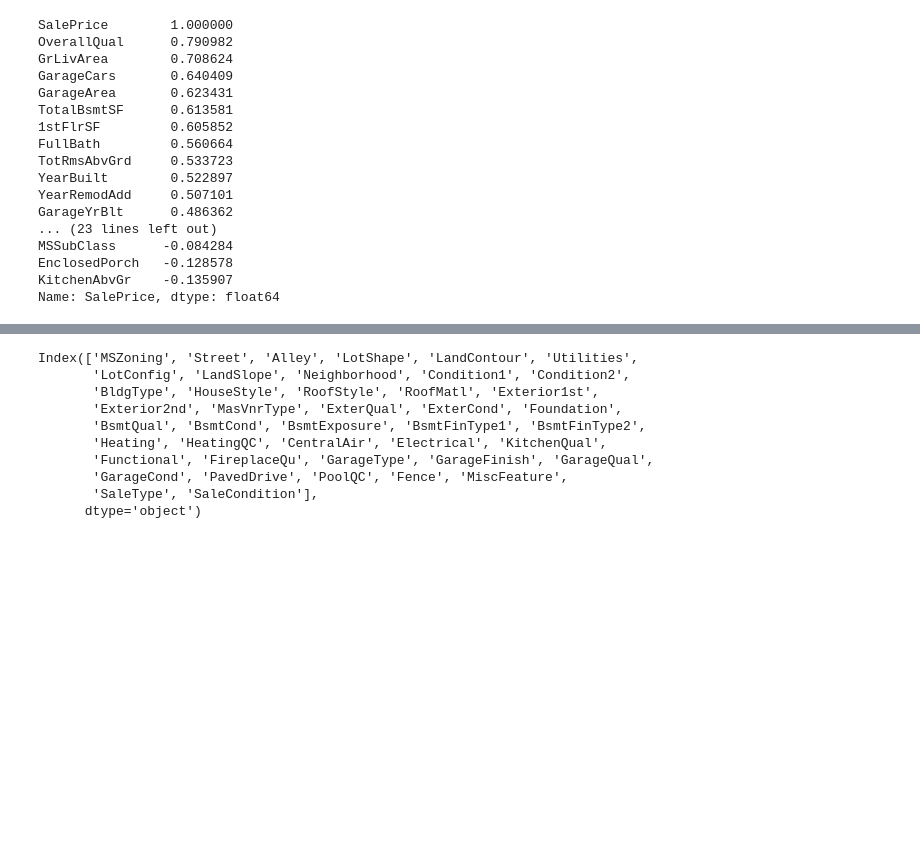
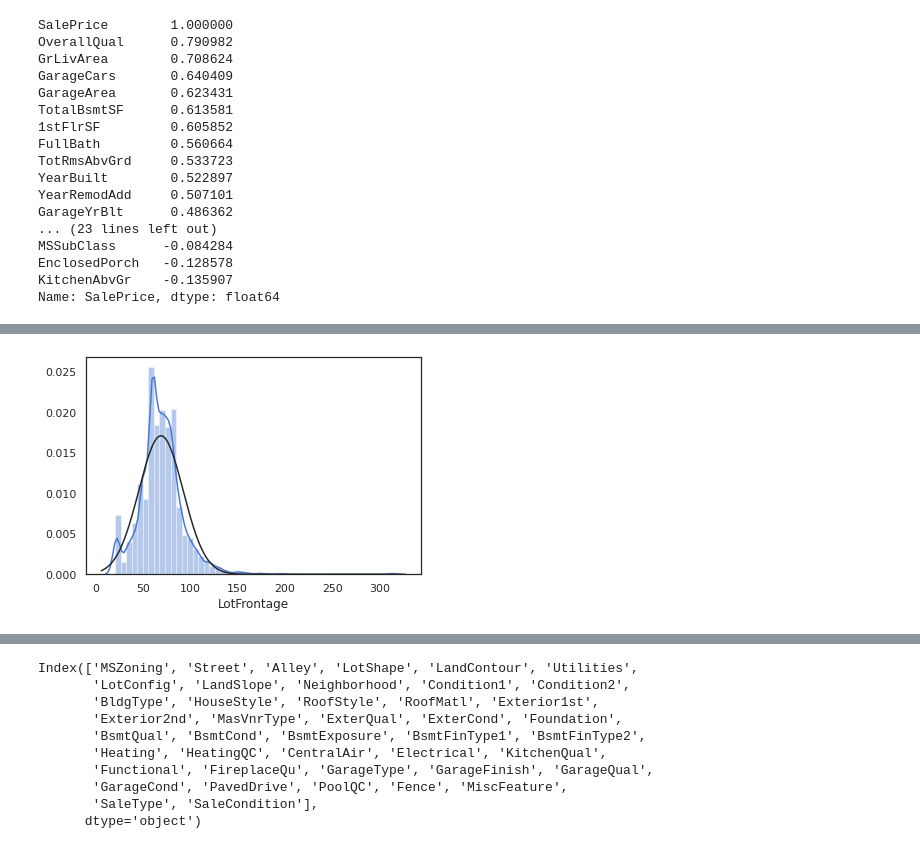
Before and after one commit to nilberthsouza/HousePricingPredict, a Jupyter notebook: Predict House Price and EDA.ipynb, the cells around one changed output, grey strips where cells are left out. Drawn from its saved outputs; the diff is of its cells as text; code cells hidden in the pictures; blank space fills up the shorter version.

```diff
--- a/Predict House Price and EDA.ipynb
+++ b/Predict House Price and EDA.ipynb
@@ -194,0 +226,33 @@ full = pd.concat(objs=[train,test],axis=0).reset_index(drop=True)
+# %%
+#replace MiscFeature Nan por "None"
+full["MiscFeature"].fillna("None",inplace=True)
+
+#replace Alley nan por "NoAlleyAcess"
+full["Alley"].fillna("NoAlleyAcess",inplace=True)
+
+#replace Fence Nan por "NoFence"
+full["Fence"].fillna("NoFence",inplace=True)
+
+#replace FireplaceQu por "NoFireplace"
+full['FireplaceQu'].fillna("NofirePlace",inplace=True)
+
+#replace PoolQC Na por "NoPool"
+full["PoolQC"].fillna("NoPool",inplace=True)
+
+#GarageQual
+full["GarageQual"].fillna("Nogarage",inplace=True)
+
+#GarageFinish
+full["GarageFinish"].fillna("NoGarage",inplace=True)
+
+#GarageCond
+full["GarageCond"].fillna("NoGarage",inplace=True)
+
+#GarageType
+full["GarageType"].fillna("NoGarage",inplace=True)
+# %%
+sns.distplot(full["LotFrontage"],fit=stats.norm)
+
+full["LotFrontage"].fillna(full["LotFrontage"].mean(),inplace=True)
+# %% [output]
+[figure, added]
```
Also changed, not shown: parts of 17 cells of this notebook.
